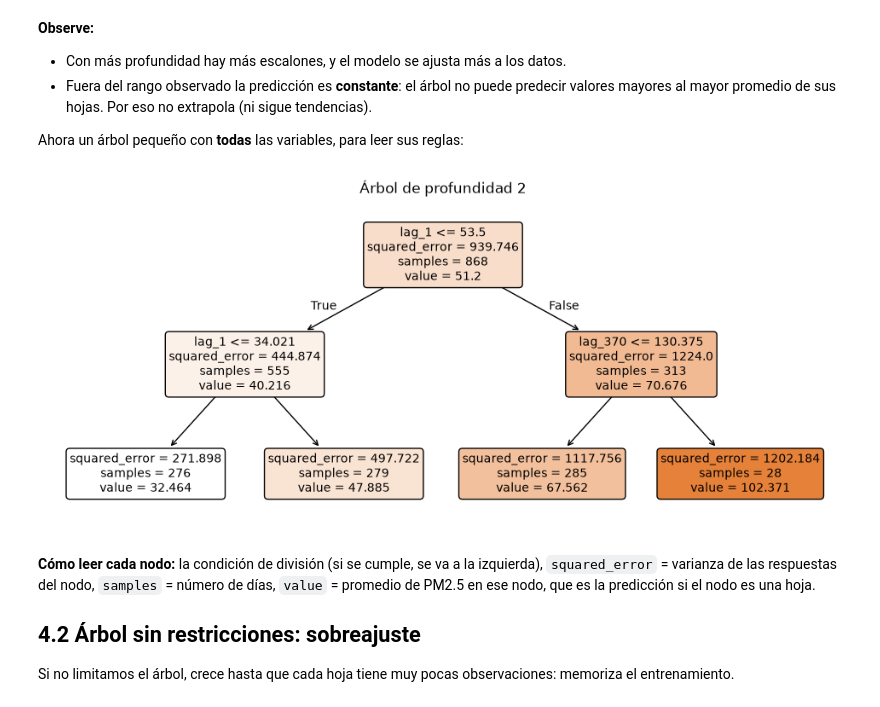
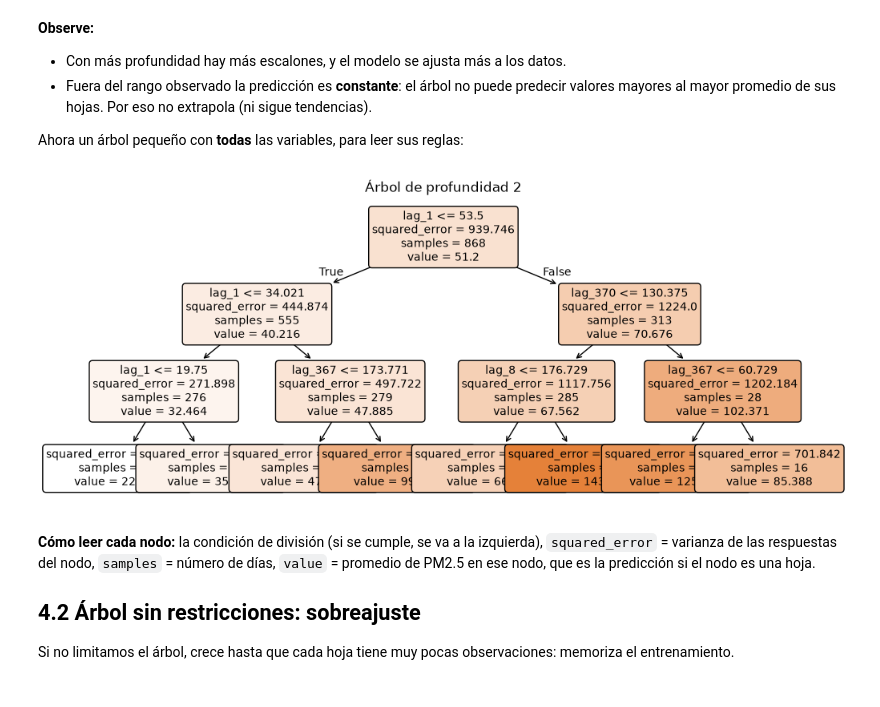
Before and after one commit to sacalderonv/Series-Univariadas, a Jupyter notebook: Python Jupyter/Arboles de Decisión para Serie de Tiempo/Arboles_Clase.ipynb, the cells around one changed output. Drawn from its saved outputs; the diff is of its cells as text; code cells hidden in the pictures.

```diff
--- a/Python Jupyter/Arboles de Decisión para Serie de Tiempo/Arboles_Clase.ipynb
+++ b/Python Jupyter/Arboles de Decisión para Serie de Tiempo/Arboles_Clase.ipynb
@@ -300,14 +300,14 @@ plt.legend(); plt.show()
 
 Ahora un árbol pequeño con **todas** las variables, para leer sus reglas:
 # %%
-arbol_pequeno = DecisionTreeRegressor(max_depth=2, random_state=SEMILLA).fit(X_train, y_train)
+arbol_pequeno = DecisionTreeRegressor(max_depth=3, random_state=SEMILLA).fit(X_train, y_train)
 
 plt.figure(figsize=(12, 5))
 plot_tree(arbol_pequeno, feature_names=X.columns, filled=True, rounded=True, fontsize=10)
 plt.title("Árbol de profundidad 2")
 plt.show()
 # %% [output]
-[figure, old version]
+[figure, new version]
 # %% [markdown]
 **Cómo leer cada nodo:** la condición de división (si se cumple, se va a la izquierda), `squared_error` = varianza de las respuestas del nodo, `samples` = número de días, `value` = promedio de PM2.5 en ese nodo, que es la predicción si el nodo es una hoja.
 
```
Also changed, not shown: parts of 2 cells of this notebook, 54 other files.
